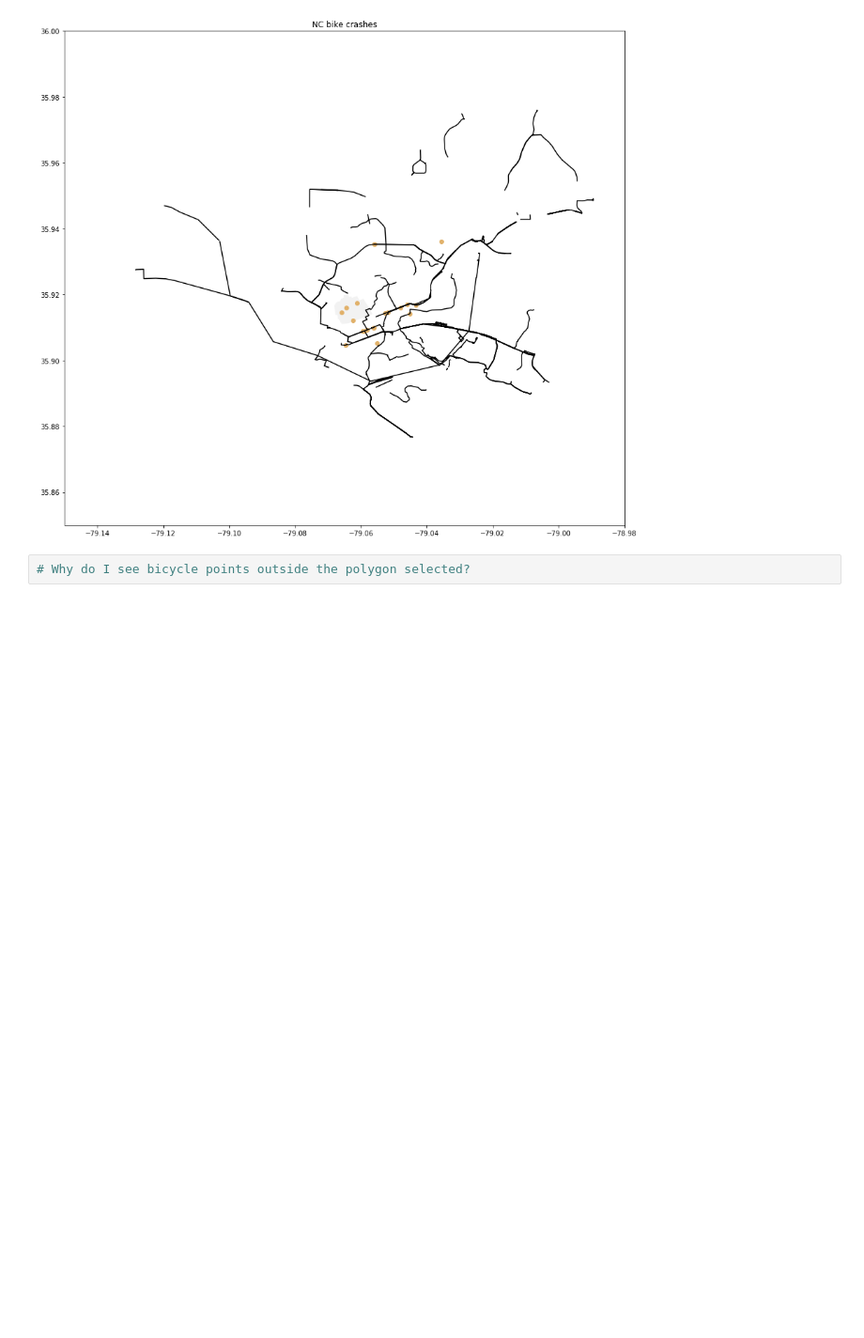
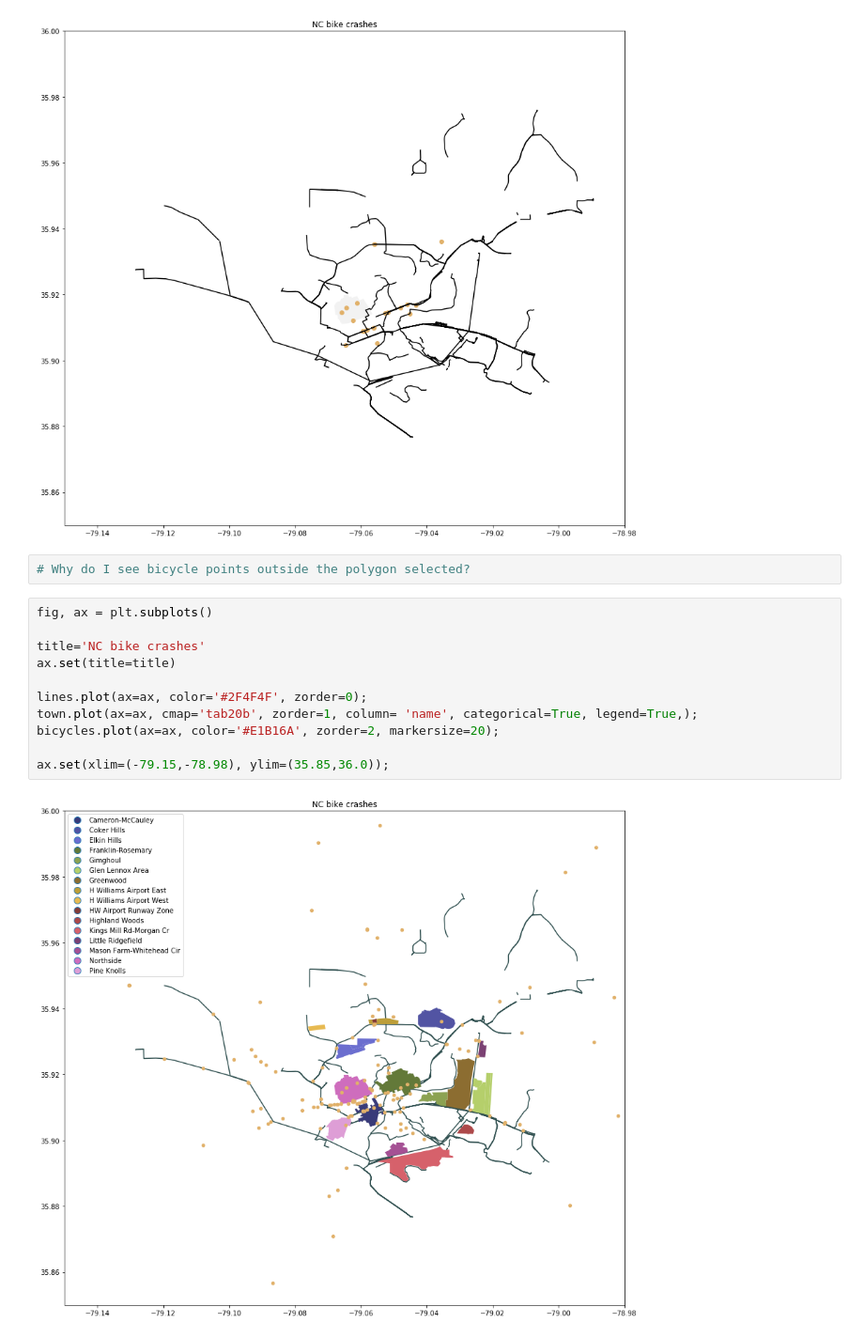
Before and after one commit to mahorn/bicycle-crashes, a Jupyter notebook: bicycles.ipynb, the cells around one changed output. Shown at 94% size. Cells and saved outputs as stored; diff of their text form; blank space fills up the shorter version.

Commit message:
Bike crashes whitin town polygons

```diff
--- a/bicycles.ipynb
+++ b/bicycles.ipynb
@@ -238,3 +239,16 @@ ax.set(xlim=(-79.15,-78.98), ylim=(35.85,36.0));
 [figure]
 # %%
 # Why do I see bicycle points outside the polygon selected?
+# %%
+fig, ax = plt.subplots()
+
+title='NC bike crashes'
+ax.set(title=title)
+
+lines.plot(ax=ax, color='#2F4F4F', zorder=0);
+town.plot(ax=ax, cmap='tab20b', zorder=1, column= 'name', categorical=True, legend=True,);
+bicycles.plot(ax=ax, color='#E1B16A', zorder=2, markersize=20);
+
+ax.set(xlim=(-79.15,-78.98), ylim=(35.85,36.0));
+# %% [output]
+[figure, added]
```
Also changed, not shown: parts of 4 cells of this notebook.
